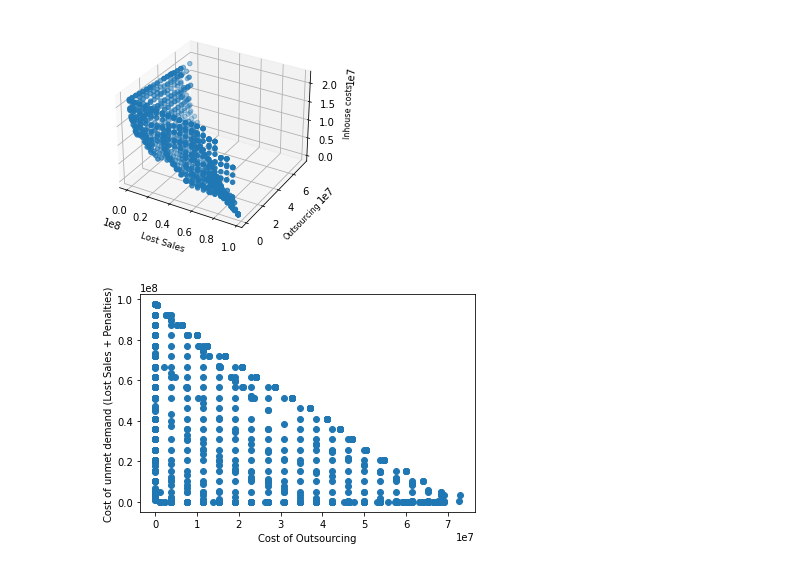
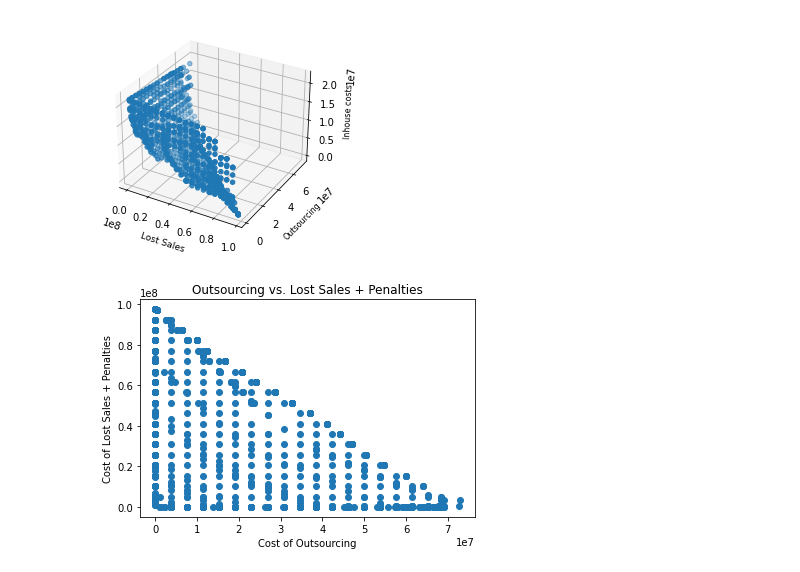
Before and after one commit to dkabe/SC_Resilience, a Jupyter notebook: Notebooks/E_constraint.ipynb, the cells around one changed output. Saved outputs shown, nothing was run; the diff lists cells and outputs as text; code cells hidden in the pictures.

```diff
--- a/Notebooks/E_constraint.ipynb
+++ b/Notebooks/E_constraint.ipynb
@@ -131,7 +129,8 @@ plt.show()
 # %%
 plt.scatter(y,z)
 plt.xlabel("Cost of Outsourcing")
-plt.ylabel("Cost of unmet demand (Lost Sales + Penalties)")
+plt.ylabel("Cost of Lost Sales + Penalties")
+plt.title("Outsourcing vs. Lost Sales + Penalties")
 plt.show()
 # %% [output]
-[figure, old version]
+[figure, new version]
```
Also changed, not shown: parts of 4 cells of this notebook, 16 other files.
